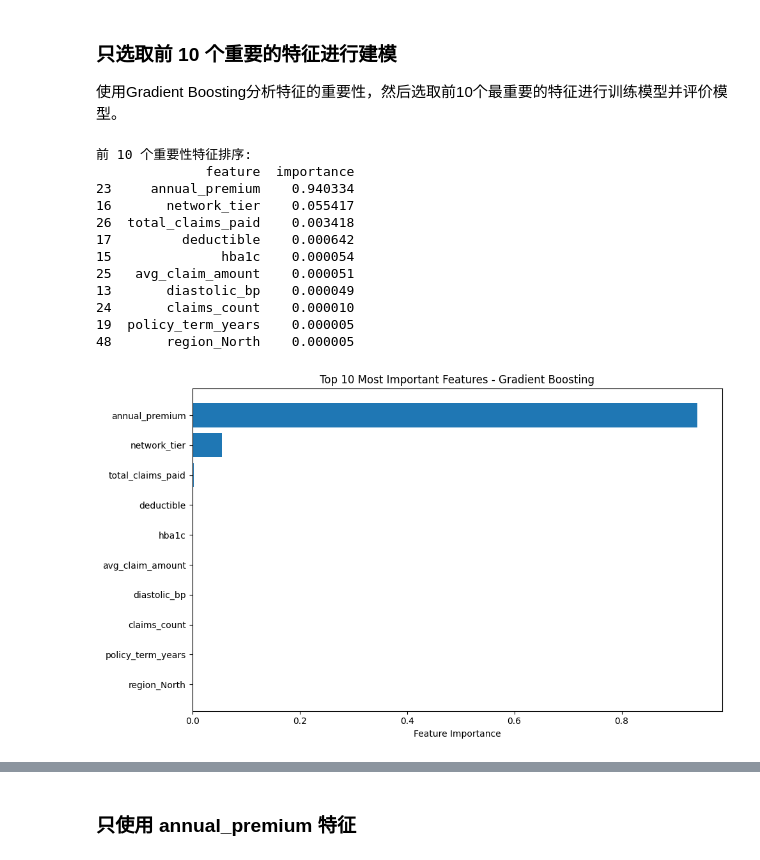
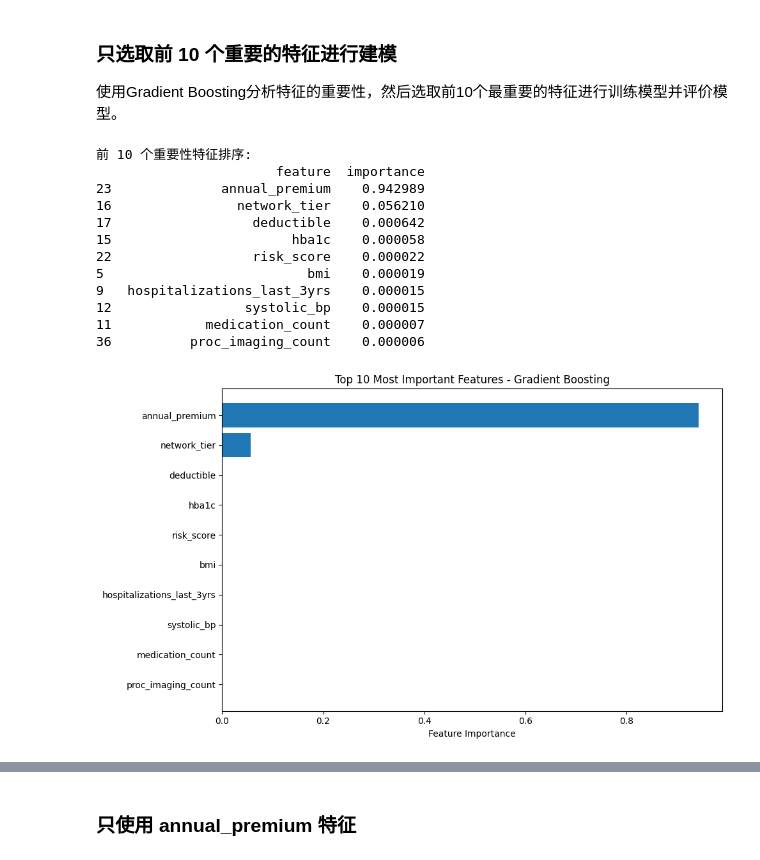
Before and after one commit to chenchunmei-daphne/try, a Jupyter notebook: group_work/prediction_model.ipynb, the cells around one changed output, grey strips where cells are left out. Saved outputs shown, nothing was run; the diff lists cells and outputs as text; code cells hidden in the pictures.

```diff
--- a/group_work/prediction_model.ipynb
+++ b/group_work/prediction_model.ipynb
@@ -22,8 +20,11 @@ from sklearn.preprocessing import StandardScaler
 data = pd.read_csv('insurance_data_preprocessed.csv')
 # %%
 X = data.drop('annual_medical_cost', axis=1)
+X = X.drop(['avg_claim_amount', 'total_claims_paid'], axis=1, errors='ignore')
 y = data['annual_medical_cost']
-X_train1, X_test1, y_train, y_test = train_test_split(X, y, test_size=0.2, random_state=66)
+
+flag_standard = False # 是否标准化特征
+X_train, X_test, y_train, y_test = train_test_split(X, y, test_size=0.2, random_state=66)
 # %%
 # Calculate correlation between all features and target variable
 correlation_with_target = X.corrwith(y).sort_values(ascending=False)
@@ -115,8 +113,17 @@ models = {
 }
 flag_standard = True # 是否标准化特征
 
-def regression_train(X_train, X_test, y_train=y_train, y_test=y_test, models=models,):
-    for name, model in models.items():
+def regression_train(X_train, X_test, models, y_train=y_train, y_test=y_test):
+    n_models = len(models)
+    n_cols = 3
+    n_rows = (n_models + n_cols - 1) // n_cols
+
+    fig, axes = plt.subplots(n_rows, n_cols, figsize=(6*n_cols, 5*n_rows))
+    if n_models == 1:
+        axes = np.array([axes])
+    axes = axes.flatten()
+
+    for idx, (name, model) in  enumerate(models.items()):
         time_start = time.time()
         model.fit(X_train, y_train)
         y_hat = model.predict(X_train)
@@ -129,13 +136,19 @@ def regression_train(X_train, X_test, y_train=y_train, y_test=y_test, models=mod
         mse_score = mean_squared_error(y_test, predictions)
         mae_score = mean_absolute_error(y_test, predictions)
 
+        ax = axes[idx]
+        ax.scatter(y_test, predictions, alpha=0.7, s=50)
+        ax.set_xlabel('True')
+        ax.set_ylabel('predictions')
+        ax.set_title(f'The predictive performance of Model {name}')
+        ax.grid(True, alpha=0.3)
+
         print("Model:", name)
         print("模型在训练集上的评估结果：")
         print("R2 Score:", r2_score_train)
         print("MSE Score:", mse_score_train)
         print("MAE Score:", mae_score_train)
-        print('-'*50)
-
+        print()
         print("模型在测试集上的评估结果：")
         print("R2 Score:", r2_score_model)
         print("MSE Score:", mse_score)
@@ -149,8 +162,8 @@ def regression_train(X_train, X_test, y_train=y_train, y_test=y_test, models=mod
 print("Regression Models Evaluation of all feature:")
 if flag_standard:
     scaler1 = StandardScaler()
-    X_train1 = scaler1.fit_transform(X_train1)
-    X_test1 = scaler1.transform(X_test1)
+    X_train1 = scaler1.fit_transform(X_train)
+    X_test1 = scaler1.transform(X_test)
 regression_train(X_train=X_train1, X_test=X_test1, models=models)
 # %% [output]
 Regression Models Evaluation of all feature:
@@ -186,51 +200,57 @@ monthly_premium 和 annual_premium 是高度相关的特征，因为：
 
 因此只保留其中一个即可，这里选择保留 annual_premium 。
 # %%
-X_train2 = X_train1.drop('monthly_premium', axis=1)
-X_test2 = X_test1.drop('monthly_premium', axis=1)
+X_train2 = X_train.drop('monthly_premium', axis=1)
+X_test2 = X_test.drop('monthly_premium', axis=1)
 # %% [markdown]
 ### 只选取前 10 个重要的特征进行建模
 使用Gradient Boosting分析特征的重要性，然后选取前10个最重要的特征进行训练模型并评价模型。
 # %%
 # 使用Gradient Boosting分析特征重要性
+if flag_standard:
+    scaler1 = StandardScaler()
+    # 保存特征名称
+    feature_names = X_train2.columns.tolist()
+    X_train2 = scaler1.fit_transform(X_train2)
+    X_test2 = scaler1.transform(X_test2)
 gb_model = GradientBoostingRegressor()
 gb_model.fit(X_train2, y_train)
 
 # 获取特征重要性
 feature_importance = pd.DataFrame({
-    'feature': X_train2.columns,
+    'feature': feature_names,
     'importance': gb_model.feature_importances_
 }).sort_values('importance', ascending=False)
 
 print("前 10 个重要性特征排序:")
 print(feature_importance.head(10))
 
 # 可视化前10个最重要的特征
 plt.figure(figsize=(10, 6))
 
 # 取前10个特征
 top_10_features = feature_importance.head(10)
 
 plt.barh(top_10_features['feature'], top_10_features['importance'])
 plt.xlabel('Feature Importance')
 plt.title('Top 10 Most Important Features - Gradient Boosting')
 plt.gca().invert_yaxis()  # 让最重要的特征显示在顶部
 plt.tight_layout()
 plt.show()
 # %% [output]
 前 10 个重要性特征排序:
-              feature  importance
-23     annual_premium    0.940334
-16       network_tier    0.055417
-26  total_claims_paid    0.003418
-17         deductible    0.000642
-15              hba1c    0.000054
-25   avg_claim_amount    0.000051
-13       diastolic_bp    0.000049
-24       claims_count    0.000010
-19  policy_term_years    0.000005
-48       region_North    0.000005
+                       feature  importance
+23              annual_premium    0.942989
+16                network_tier    0.056210
+17                  deductible    0.000642
+15                       hba1c    0.000058
+22                  risk_score    0.000022
+5                          bmi    0.000019
+9   hospitalizations_last_3yrs    0.000015
+12                 systolic_bp    0.000015
+11            medication_count    0.000007
+36          proc_imaging_count    0.000006
-[figure, old version]
+[figure, new version]
 # %%
 # 获取前10个特征名称
 top_10_feature_names = feature_importance.head(10)['feature'].tolist()
```
Also changed, not shown: parts of 18 cells of this notebook, 7 other files.
